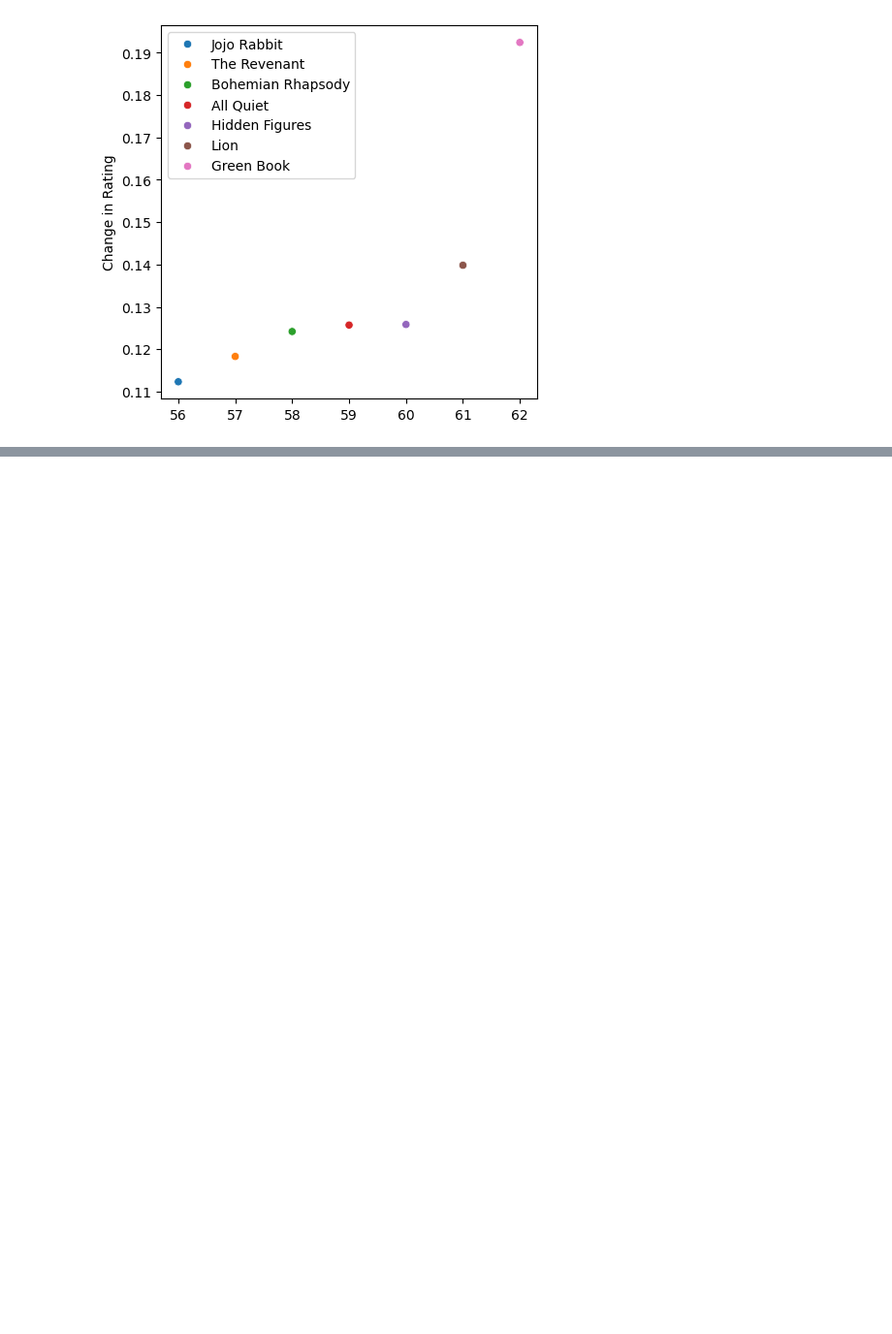
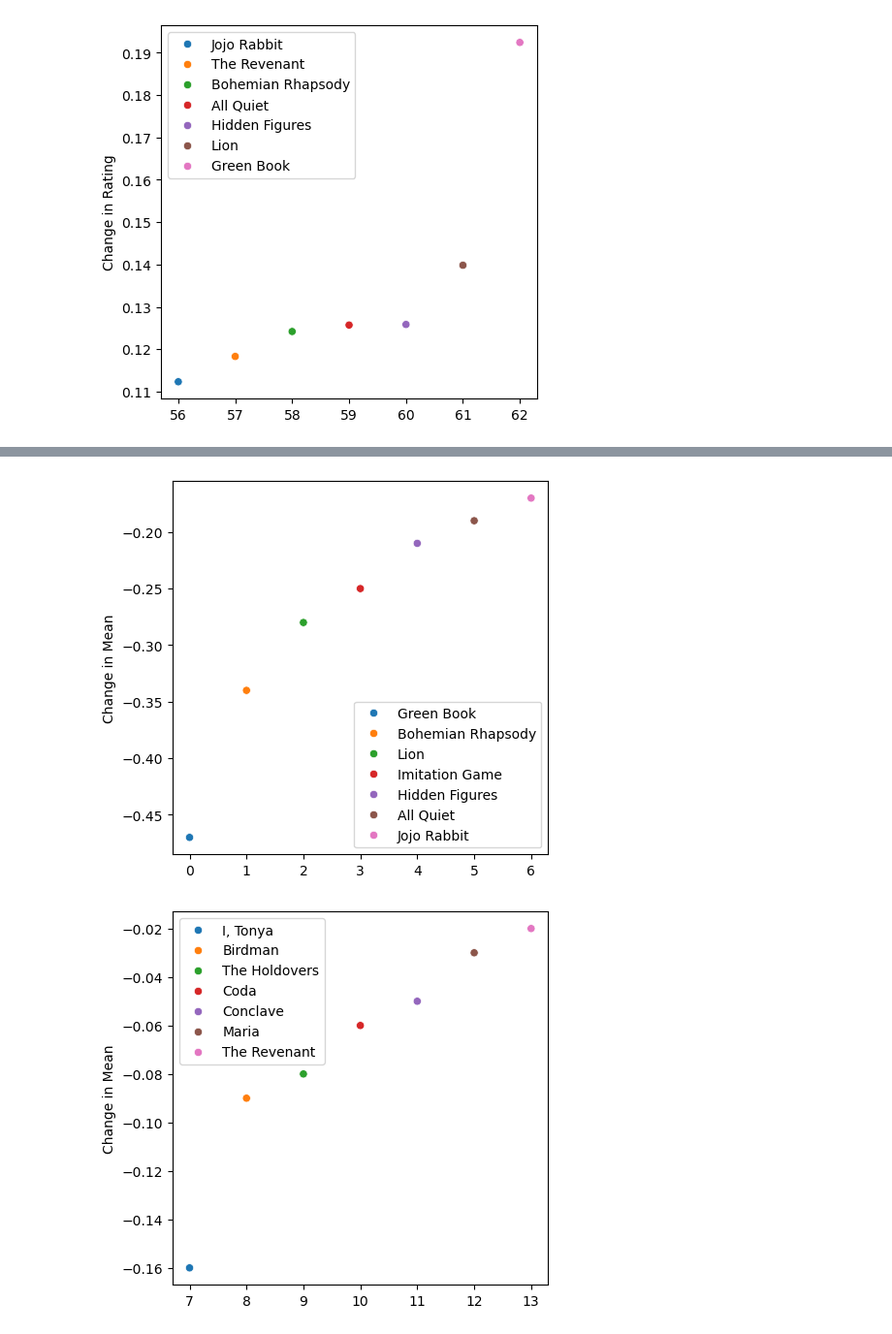
Before and after one commit to Erdos-Projects/fall-2025-predicting-movie-success, a Jupyter notebook: Pictures_Set_Up/Picture_Set_Up.ipynb, the cells around one changed output, grey strips where cells are left out. Shown: that part at 97% size. Drawn from its saved outputs; the diff is of its cells as text; code cells hidden in the pictures; blank space fills up the shorter version.

```diff
--- a/Pictures_Set_Up/Picture_Set_Up.ipynb
+++ b/Pictures_Set_Up/Picture_Set_Up.ipynb
@@ -150,0 +167,37 @@ for i in range(9):
+# %%
+plot_names = []
+plot_dict = {}
+
+movie_names_mean = {
+    'movie_names_mean0':['Green Book', 'Bohemian Rhapsody', 'Lion', 'Imitation Game', 'Hidden Figures', 'All Quiet', 'Jojo Rabbit'],
+    'movie_names_mean1': ['I, Tonya', 'Birdman', 'The Holdovers', 'Coda', 'Conclave', 'Maria', 'The Revenant'],
+    'movie_names_mean2': ['The Big Short', '1917', 'Parasite', 'Three Billboards', 'Trial of the Chicago 7', 'Grand Budapest Hotel', 'Arrival'],
+    'movie_names_mean3': ['Get Out', 'King Richard', 'Spotlight', 'Top Gun Maverick', 'Cold War', 'Banshees of Inisherin', 'American Fiction'],
+    'movie_names_mean4' : ['Nickel Boys', 'Black Panther', 'Promising Young Woman', 'Power of the Dog', 'La La Land', 'The Martian', 'Dont Look Up'],
+    'movie_names_mean5' : ['Blade Runner 2049', 'Can You Ever Forgive Me', 'Everything Everywhere', 'Palm Springs', 'Women Talking', 'Tick Tick Boom', 'Moonlight'],
+    'movie_names_mean6' : ['The Brutalist', 'Dune', 'West Side Story', 'Shape of Water', 'Fabelmans', 'Oppenheimer', 'Roma'],
+    'movie_names_mean7' : ['Borat 2', 'Poor Things', 'Once Upon a Time', 'Anora', 'Nomadland', 'Lady Bird', 'Mank'],
+    'movie_names_mean8' : ['Wicked', 'Mad Max Fury Road', 'Dunkirk', 'Eighth Grade', 'Call Me By Your Name', 'Boyhood', 'Emilia Perez'],
+}
+
+for i in range(9):
+    #plot_names.append('mean_plot_' + str(i))
+    indices = [7*i + j for j in range(7)]
+    subindices = [b for b in range(7)]
+    colors = [10*c for c in indices]
+    df_restr = df.iloc[indices]
+    x = indices
+    y = df_restr['mean_diff']
+    #movies_to_use = [df_restr['Unnamed: 0'].iloc[k] for k in range(7)]
+    titles = movie_names_mean['movie_names_mean' + str(i)]
+
+    fig, ax = plt.subplots(figsize=(5,5))
+    ax = sns.scatterplot(x=indices,y=y,hue = titles,data = df_restr, legend='full')
+    ax.legend(loc='best')
+    ax.set(ylabel='Change in Mean')
+
+    newimage = fig.get_figure()
+    newimage.savefig('plot_mean_' + str(i) + '.png')
+# %% [output]
+[figure, added]
+[figure, added]
```
Also changed, not shown: parts of 3 cells of this notebook, 34 other files.
